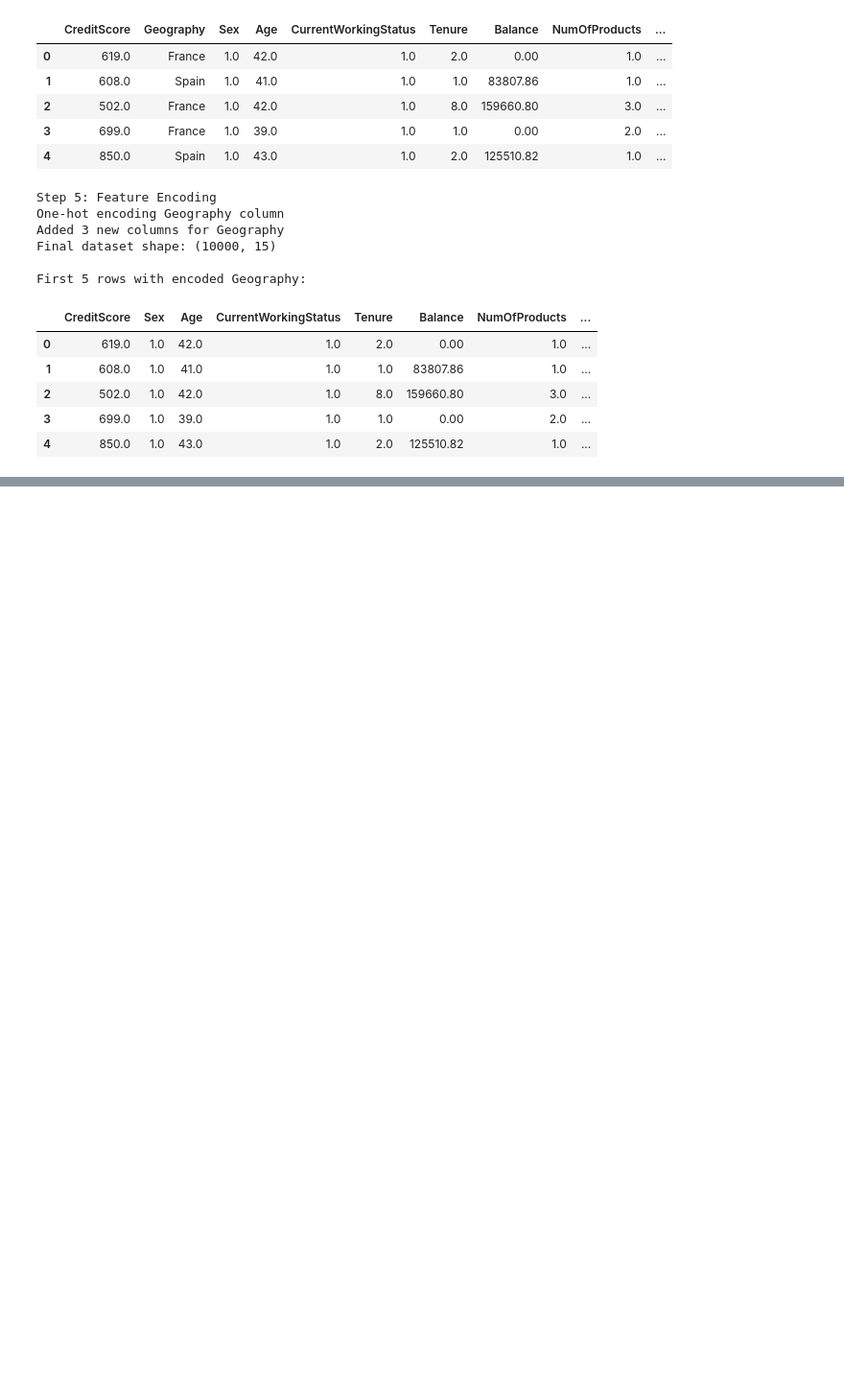
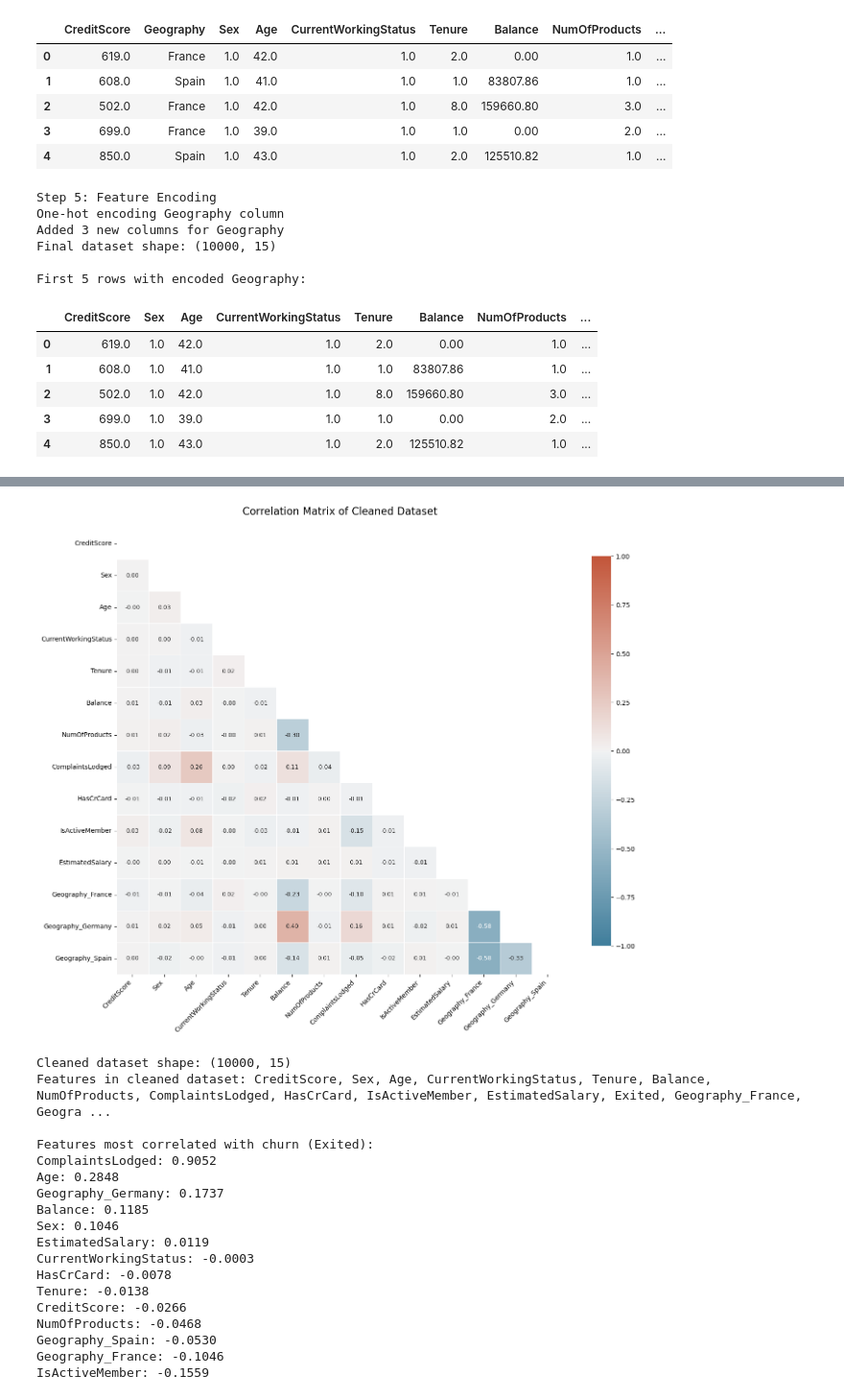
Before and after one commit to idrcmatre/churn-prediction-ml, a Jupyter notebook: Data Cleaning.ipynb, the cells around one changed output, grey strips where cells are left out. Shown at 96% size. Saved outputs shown, nothing was run; the diff lists cells and outputs as text; code cells hidden in the pictures; blank space fills up the shorter version.

Commit message:
Checked for final distribution, saved processed dataset for future modelling tasks, Completed Data Pre-processing

```diff
--- a/Data Cleaning.ipynb
+++ b/Data Cleaning.ipynb
@@ -381,0 +421,61 @@ First 5 rows with encoded Geography:
+# %%
+# Generate correlation matrix for the cleaned dataset
+# Load the processed dataset if not already in memory
+df_clean = pd.read_csv('churn_processed.csv')
+
+# Create a copy without the target variable for correlation analysis
+df_clean_corr = df_clean.drop(columns=['Exited'])
+
+# Calculate correlation matrix for the cleaned dataset (without target)
+clean_correlation = df_clean_corr.corr()
+# Visualize the correlation matrix for the cleaned dataset
+plt.figure(figsize=(14, 12))
+mask = np.triu(np.ones_like(clean_correlation, dtype=bool))  # Create mask for upper triangle
+cmap = sns.diverging_palette(230, 20, as_cmap=True)  # Define colormap
+# Plot heatmap with better readability
+sns.heatmap(clean_correlation,
+            mask=mask,  # Mask upper triangle
+            cmap=cmap,
+            vmax=1.0, vmin=-1.0,  # Set limits
+            center=0,
+            square=True,
+            linewidths=.5,
+            cbar_kws={"shrink": .8},
+            annot=True,  # Show correlation values
+            fmt='.2f',  # Format to 2 decimal places
+            annot_kws={"size": 9})  # Adjust annotation size
+plt.title('Correlation Matrix of Cleaned Dataset', fontsize=16, pad=20)
+plt.xticks(rotation=45, ha='right')
+plt.tight_layout()
+plt.savefig('cleaned_correlation_matrix.png', dpi=300, bbox_inches='tight')
+plt.show()
+# Check the dimensions of the cleaned dataset
+print(f"Cleaned dataset shape: {df_clean.shape}")
+print(f"Features in cleaned dataset: {', '.join(df_clean.columns)}")
+
+# For reference, still calculate correlations with target but show separately
+full_corr = df_clean.corr()
+target_corr = full_corr['Exited'].drop('Exited').sort_values(ascending=False)
+print("\nFeatures most correlated with churn (Exited):")
+for feature, corr in target_corr.items():
+    print(f"{feature}: {corr:.4f}")
+# %% [output]
+[figure, added]
+Cleaned dataset shape: (10000, 15)
+Features in cleaned dataset: CreditScore, Sex, Age, CurrentWorkingStatus, Tenure, Balance, NumOfProducts, ComplaintsLodged, HasCrCard, IsActiveMember, EstimatedSalary, Exited, Geography_France, Geogra ...
+
+Features most correlated with churn (Exited):
+ComplaintsLodged: 0.9052
+Age: 0.2848
+Geography_Germany: 0.1737
+Balance: 0.1185
+Sex: 0.1046
+EstimatedSalary: 0.0119
+CurrentWorkingStatus: -0.0003
+HasCrCard: -0.0078
+Tenure: -0.0138
+CreditScore: -0.0266
+NumOfProducts: -0.0468
+Geography_Spain: -0.0530
+Geography_France: -0.1046
+IsActiveMember: -0.1559
```
Also changed, not shown: parts of 8 cells of this notebook.
